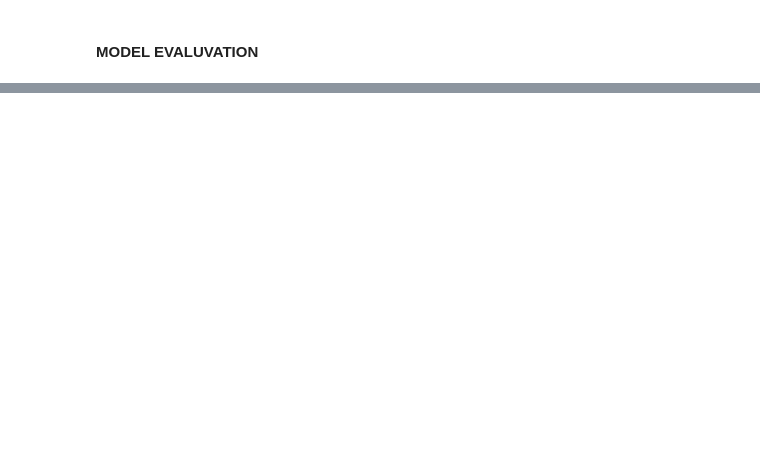
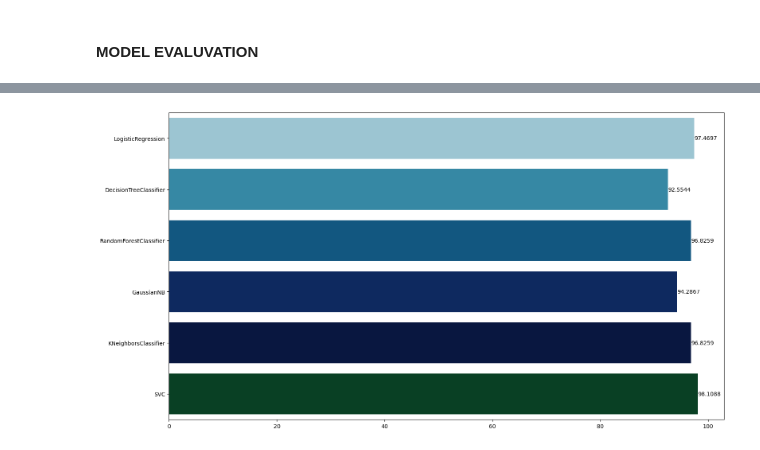
Before and after one commit to Akshaj000/UniversalMLDataProcessor, a Jupyter notebook: Submission/code_space.ipynb, the cells around one changed output, grey strips where cells are left out. Saved outputs shown, nothing was run; the diff lists cells and outputs as text; code cells hidden in the pictures; blank space fills up the shorter version.

```diff
--- a/Submission/code_space.ipynb
+++ b/Submission/code_space.ipynb
@@ -519,0 +651,6 @@ draw_heatmap(review)
+# %%
+a_obj = draw_plot(review,'f1 score for test data')
+for i in a_obj.containers:
+    a_obj.bar_label(i)
+# %% [output]
+[figure, added]
```
Also changed, not shown: parts of 42 cells of this notebook, 1 other file.
